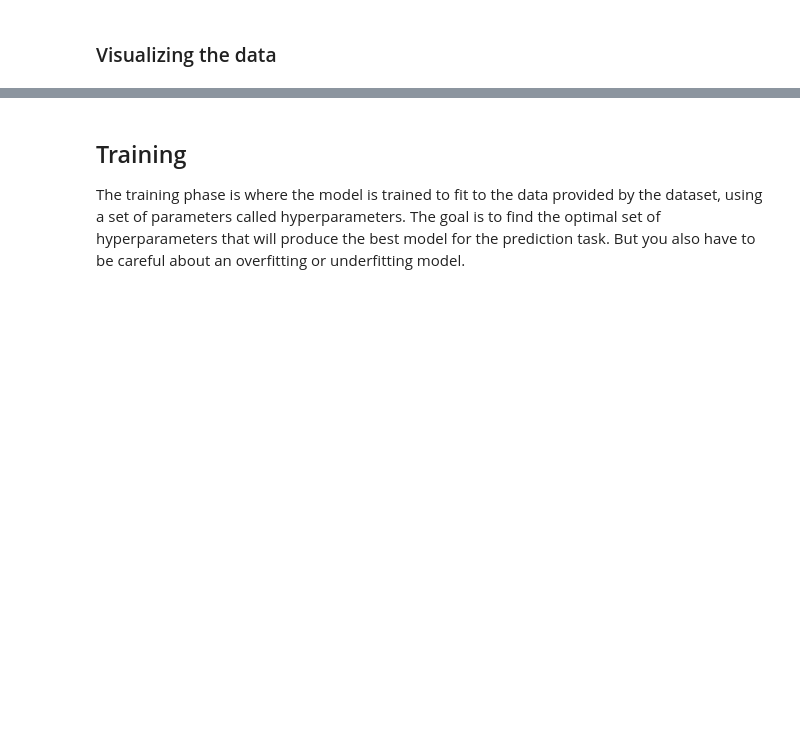
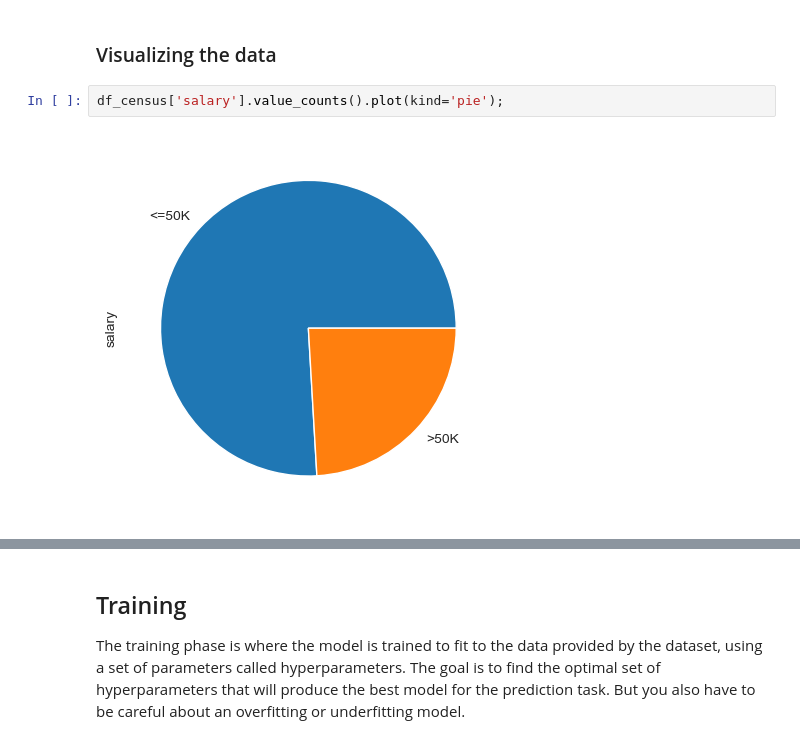
Before and after one commit to markusremplbauer/ai-census, a Jupyter notebook: ai-census.ipynb, the cells around one changed output, grey strips where cells are left out. Drawn from its saved outputs; the diff is of its cells as text; blank space fills up the shorter version.

Commit message:
add pie chart for salary and map salary values to 0 or 1

```diff
--- a/ai-census.ipynb
+++ b/ai-census.ipynb
@@ -271,3 +272,7 @@ It allows to detect outliers and trends that might not be apparent from a simple
 import matplotlib.pyplot as plt
 # %% [markdown]
 ### Visualizing the data
+# %%
+df_census['salary'].value_counts().plot(kind='pie');
+# %% [output]
+[figure, added]
```
Also changed, not shown: parts of 11 cells of this notebook.
